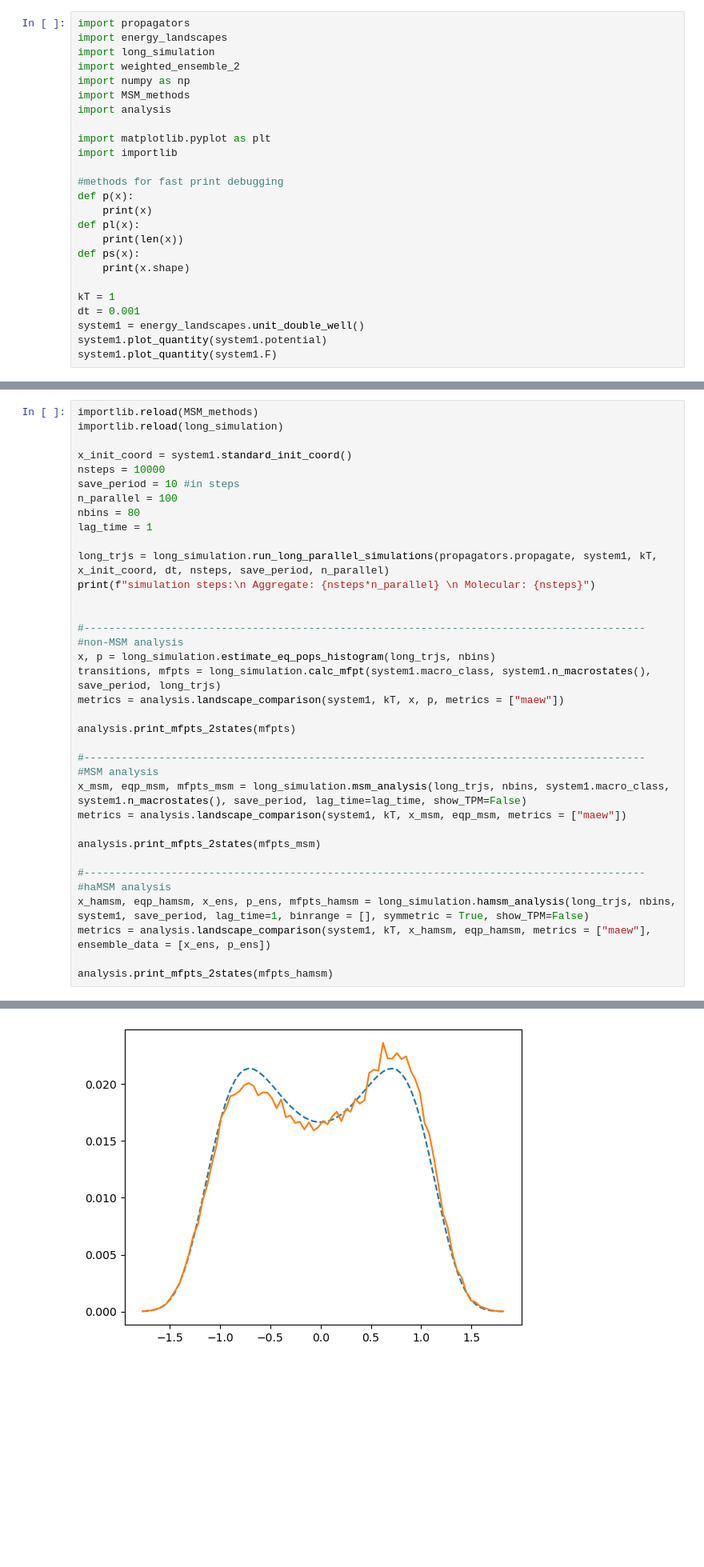
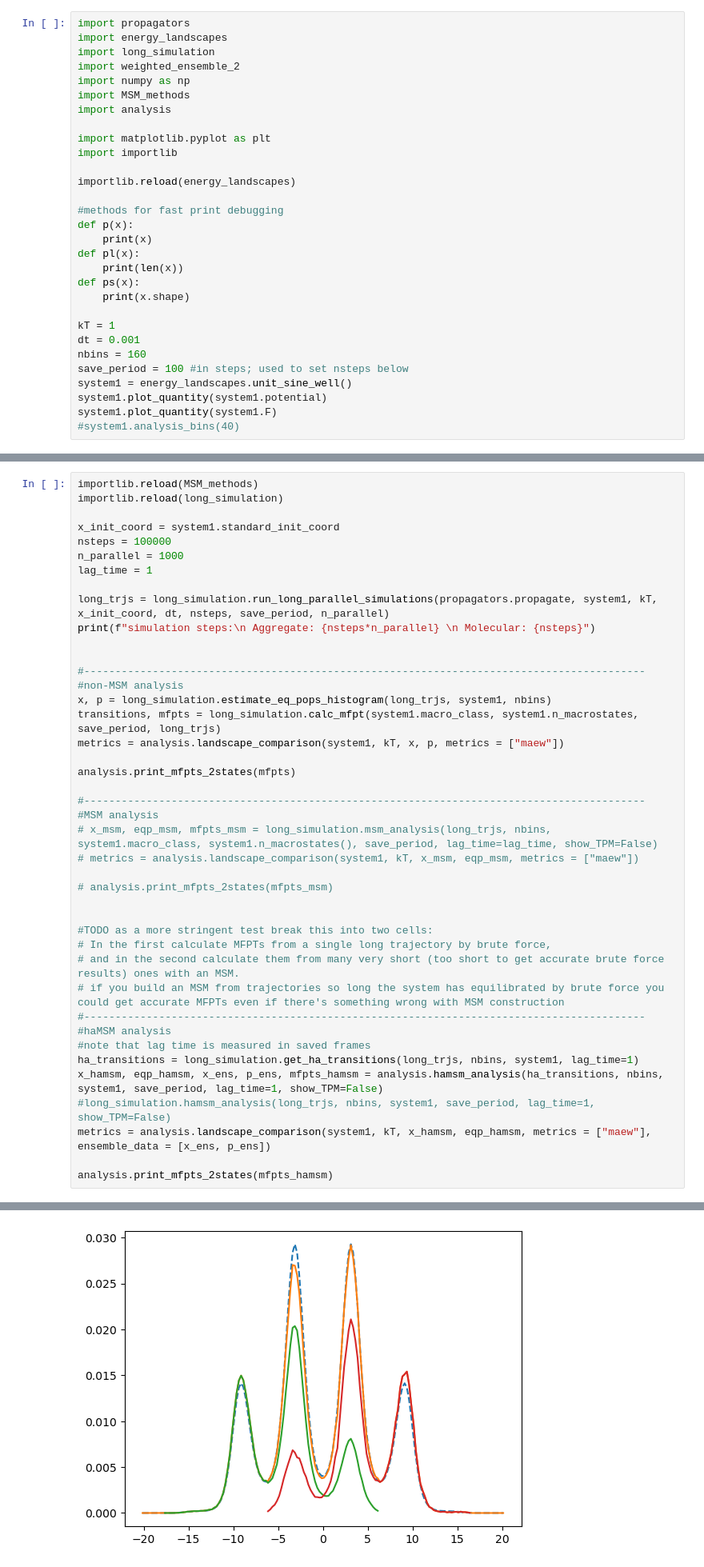
Before and after one commit to JonathanHB/sampling-methods, a Jupyter notebook: testing_v2.ipynb, the cells around one changed output, grey strips where cells are left out. Shown: that part at 80% size. Saved outputs shown, nothing was run; the diff lists cells and outputs as text; blank space fills up the shorter version.

```diff
--- a/testing_v2.ipynb
+++ b/testing_v2.ipynb
@@ -10,6 +10,8 @@ import analysis
 import matplotlib.pyplot as plt
 import importlib
 
+importlib.reload(energy_landscapes)
+
 #methods for fast print debugging
 def p(x):
     print(x)
@@ -20,7 +22,10 @@ def ps(x):
 
 kT = 1
 dt = 0.001
-system1 = energy_landscapes.unit_double_well()
+nbins = 160
+save_period = 100 #in steps; used to set nsteps below
+system1 = energy_landscapes.unit_sine_well()
 system1.plot_quantity(system1.potential)
 system1.plot_quantity(system1.F)
+#system1.analysis_bins(40)
 # %% [output]
@@ -29,11 +34,9 @@ system1.plot_quantity(system1.F)
 importlib.reload(MSM_methods)
 importlib.reload(long_simulation)
 
-x_init_coord = system1.standard_init_coord()
-nsteps = 10000
-save_period = 10 #in steps
-n_parallel = 100
-nbins = 80
+x_init_coord = system1.standard_init_coord
+nsteps = 100000
+n_parallel = 1000
 lag_time = 1
 
 long_trjs = long_simulation.run_long_parallel_simulations(propagators.propagate, system1, kT, x_init_coord, dt, nsteps, save_period, n_parallel)
@@ -42,22 +45,30 @@ print(f"simulation steps:\n Aggregate: {nsteps*n_parallel} \n Molecular: {nsteps
 
 #------------------------------------------------------------------------------------------
 #non-MSM analysis
-x, p = long_simulation.estimate_eq_pops_histogram(long_trjs, nbins)
-transitions, mfpts = long_simulation.calc_mfpt(system1.macro_class, system1.n_macrostates(), save_period, long_trjs)
+x, p = long_simulation.estimate_eq_pops_histogram(long_trjs, system1, nbins)
+transitions, mfpts = long_simulation.calc_mfpt(system1.macro_class, system1.n_macrostates, save_period, long_trjs)
 metrics = analysis.landscape_comparison(system1, kT, x, p, metrics = ["maew"])
 
 analysis.print_mfpts_2states(mfpts)
 
 #------------------------------------------------------------------------------------------
 #MSM analysis
-x_msm, eqp_msm, mfpts_msm = long_simulation.msm_analysis(long_trjs, nbins, system1.macro_class, system1.n_macrostates(), save_period, lag_time=lag_time, show_TPM=False)
-metrics = analysis.landscape_comparison(system1, kT, x_msm, eqp_msm, metrics = ["maew"])
+# x_msm, eqp_msm, mfpts_msm = long_simulation.msm_analysis(long_trjs, nbins, system1.macro_class, system1.n_macrostates(), save_period, lag_time=lag_time, show_TPM=False)
+# metrics = analysis.landscape_comparison(system1, kT, x_msm, eqp_msm, metrics = ["maew"])
 
-analysis.print_mfpts_2states(mfpts_msm)
+# analysis.print_mfpts_2states(mfpts_msm)
 
+
+#TODO as a more stringent test break this into two cells:
+# In the first calculate MFPTs from a single long trajectory by brute force,
+# and in the second calculate them from many very short (too short to get accurate brute force results) ones with an MSM.
+# if you build an MSM from trajectories so long the system has equilibrated by brute force you could get accurate MFPTs even if there's something wrong with MSM construction
 #------------------------------------------------------------------------------------------
 #haMSM analysis
-x_hamsm, eqp_hamsm, x_ens, p_ens, mfpts_hamsm = long_simulation.hamsm_analysis(long_trjs, nbins, system1, save_period, lag_time=1, binrange = [], symmetric = True, show_TPM=False)
+#note that lag time is measured in saved frames
+ha_transitions = long_simulation.get_ha_transitions(long_trjs, nbins, system1, lag_time=1)
+x_hamsm, eqp_hamsm, x_ens, p_ens, mfpts_hamsm = analysis.hamsm_analysis(ha_transitions, nbins, system1, save_period, lag_time=1, show_TPM=False)
+#long_simulation.hamsm_analysis(long_trjs, nbins, system1, save_period, lag_time=1, show_TPM=False)
 metrics = analysis.landscape_comparison(system1, kT, x_hamsm, eqp_hamsm, metrics = ["maew"], ensemble_data = [x_ens, p_ens])
 
 analysis.print_mfpts_2states(mfpts_hamsm)
@@ -72 +83 @@ eigenvector converged to within 10^-12 after 0 rounds
-[figure, old version]
+[figure, new version]
```
Also changed, not shown: parts of 4 cells of this notebook, 6 other files.
